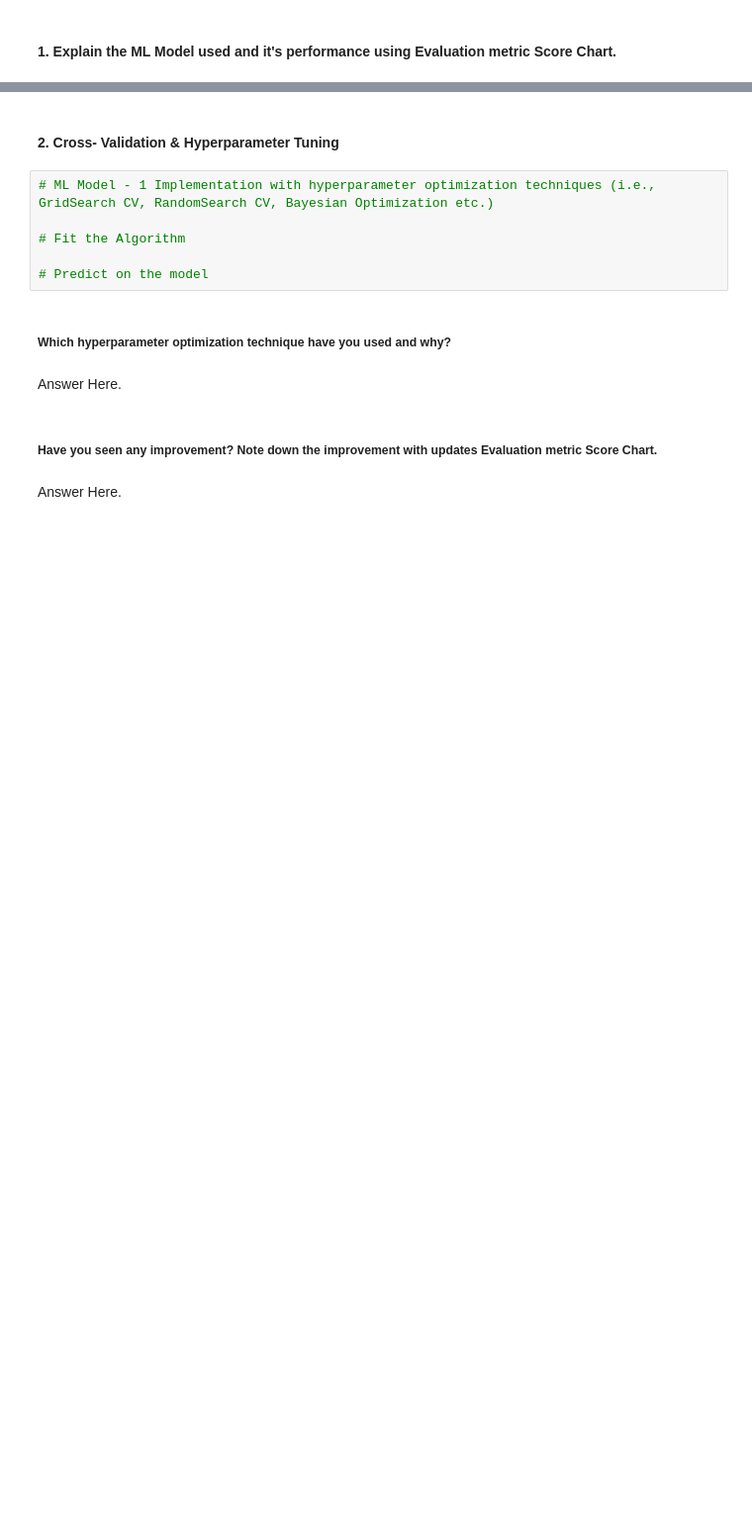
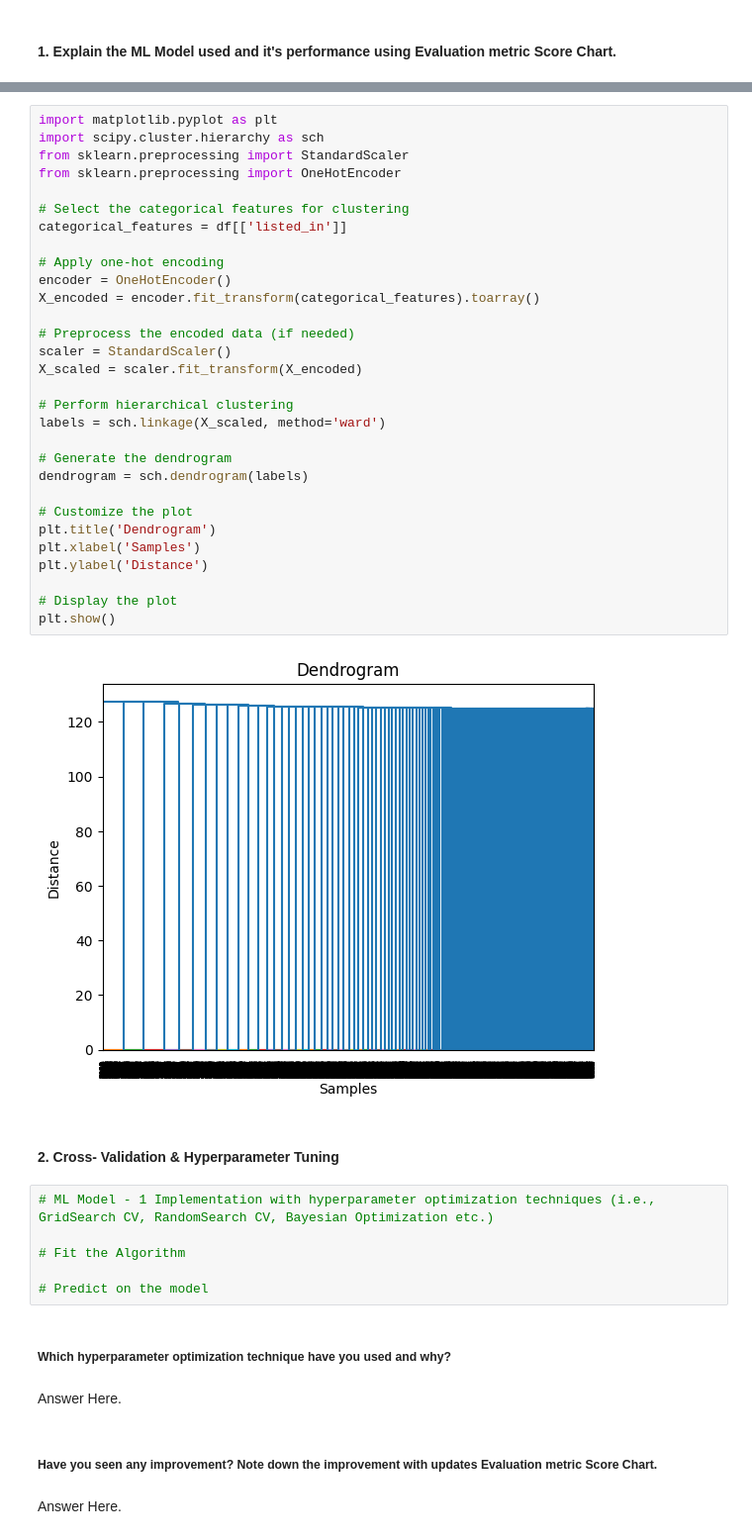
Before and after one commit to khalilkhan1111/Netflix_movies_and_tv_shows_clustering, a Jupyter notebook: Netflix_Movies_and_TV_Shows_Clustering.ipynb, the cells around one changed output, grey strips where cells are left out. Shown at 99% size. Drawn from its saved outputs; the diff is of its cells as text; blank space fills up the shorter version.

```diff
--- a/Netflix_Movies_and_TV_Shows_Clustering.ipynb
+++ b/Netflix_Movies_and_TV_Shows_Clustering.ipynb
@@ -1015,3 +1145,35 @@ Answer Here.
+# %%
+import matplotlib.pyplot as plt
+import scipy.cluster.hierarchy as sch
+from sklearn.preprocessing import StandardScaler
+from sklearn.preprocessing import OneHotEncoder
+
+# Select the categorical features for clustering
+categorical_features = df[['listed_in']]
+
+# Apply one-hot encoding
+encoder = OneHotEncoder()
+X_encoded = encoder.fit_transform(categorical_features).toarray()
+
+# Preprocess the encoded data (if needed)
+scaler = StandardScaler()
+X_scaled = scaler.fit_transform(X_encoded)
+
+# Perform hierarchical clustering
+labels = sch.linkage(X_scaled, method='ward')
+
+# Generate the dendrogram
+dendrogram = sch.dendrogram(labels)
+
+# Customize the plot
+plt.title('Dendrogram')
+plt.xlabel('Samples')
+plt.ylabel('Distance')
+
+# Display the plot
+plt.show()
+# %% [output]
+[figure, added]
 # %% [markdown]
 #### 2. Cross- Validation & Hyperparameter Tuning
 # %%
```
Also changed, not shown: parts of 8 cells of this notebook.
